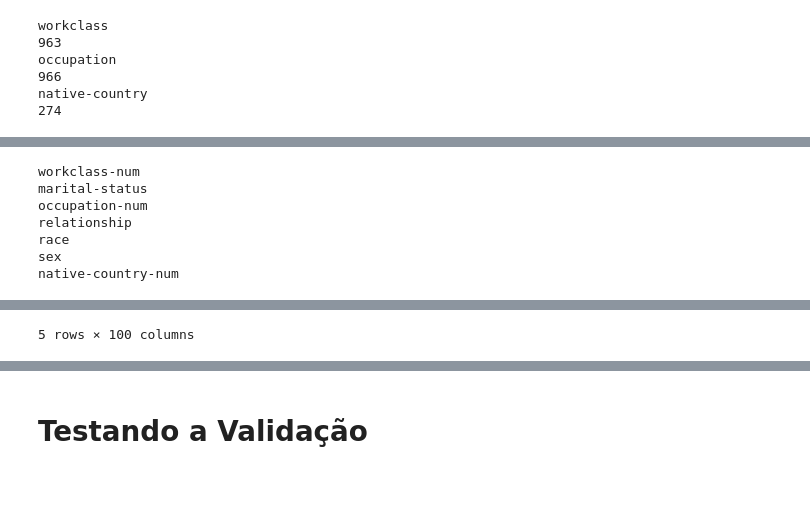
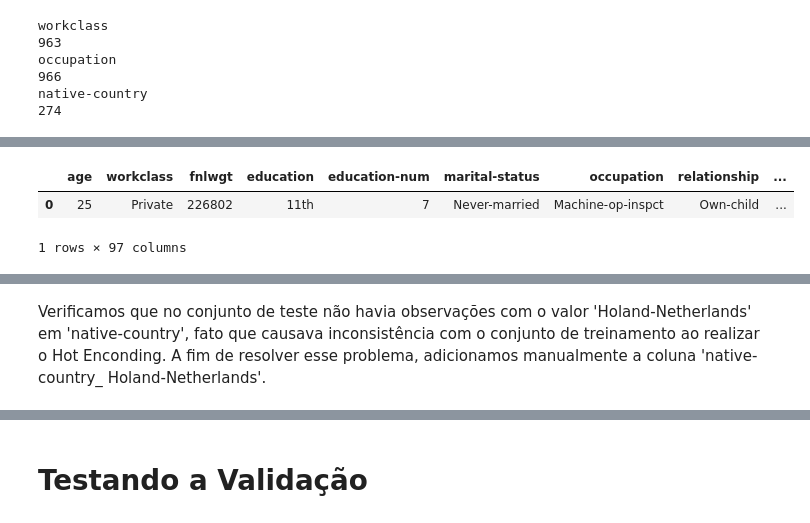
Before and after one commit to mariamaOlive/modelos-preditivos-residencia, a Jupyter notebook: Census.ipynb, the cells around one changed output, grey strips where cells are left out. Cells and saved outputs as stored; diff of their text form; code cells hidden in the pictures; blank space fills up the shorter version.

```diff
--- a/Census.ipynb
+++ b/Census.ipynb
@@ -457,11 +473,7 @@ native-country-num
 # %%
 df_test = onehot_encoder(df_test)
-df_test.head()
+df_test.head(1)
 # %% [output]
+|  | age | workclass | fnlwgt | education | education-num | marital-status | occupation | relationship | ... |
+| 0 | 25 | Private | 226802 | 11th | 7 | Never-married | Machine-op-inspct | Own-child | ... |
-workclass-num
-marital-status
-occupation-num
-relationship
-race
-sex
-native-country-num
+1 rows × 97 columns
@@ -474 +480,2 @@ native-country-num
-5 rows × 100 columns
+# %% [markdown]
+Verificamos que no conjunto de teste não havia observações com o valor 'Holand-Netherlands' em 'native-country', fato que causava inconsistência com o conjunto de treinamento ao realizar o Hot Enconding. A fim de resolver esse problema, adicionamos manualmente a coluna 'native-country_ Holand-Netherlands'.
```
Also changed, not shown: parts of 26 cells of this notebook.
